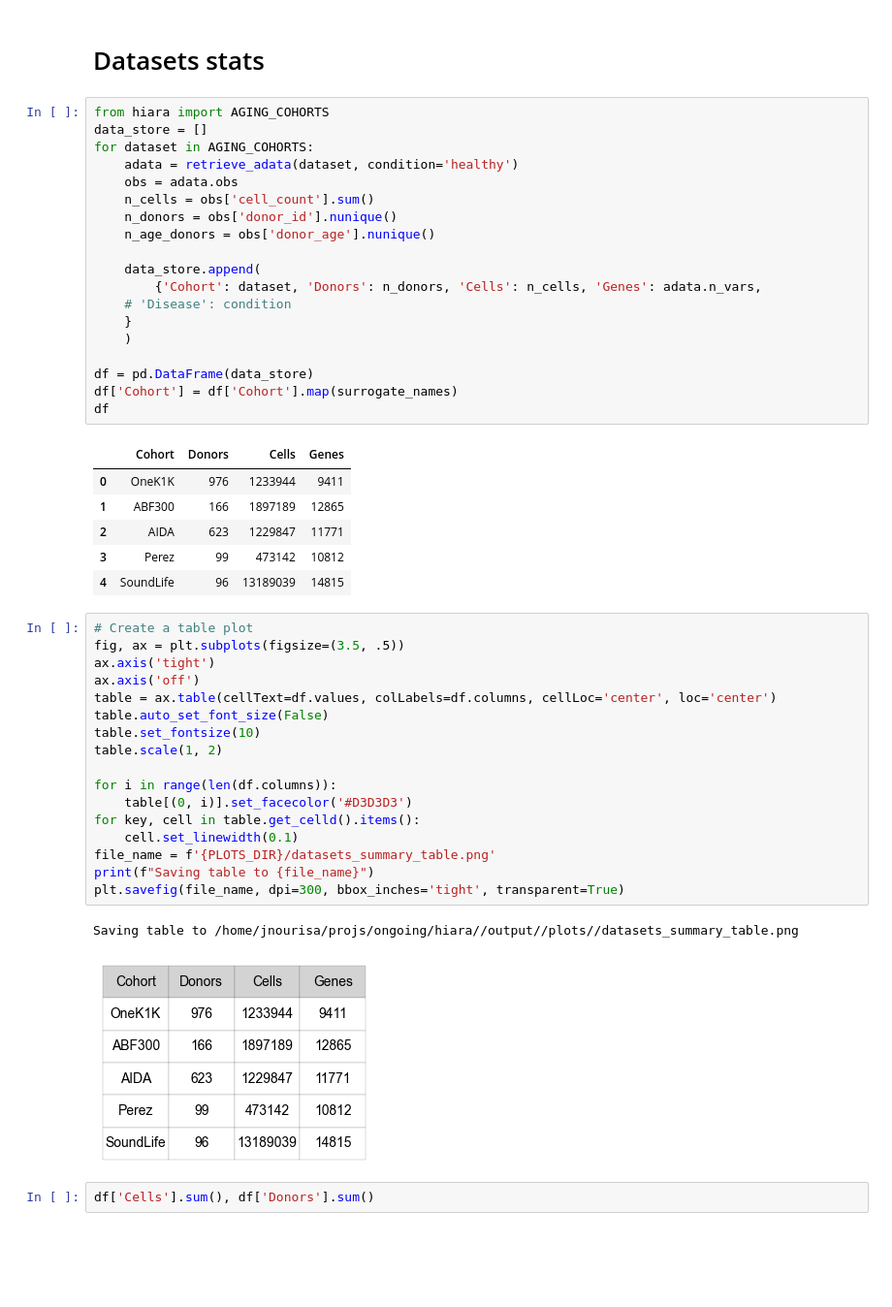
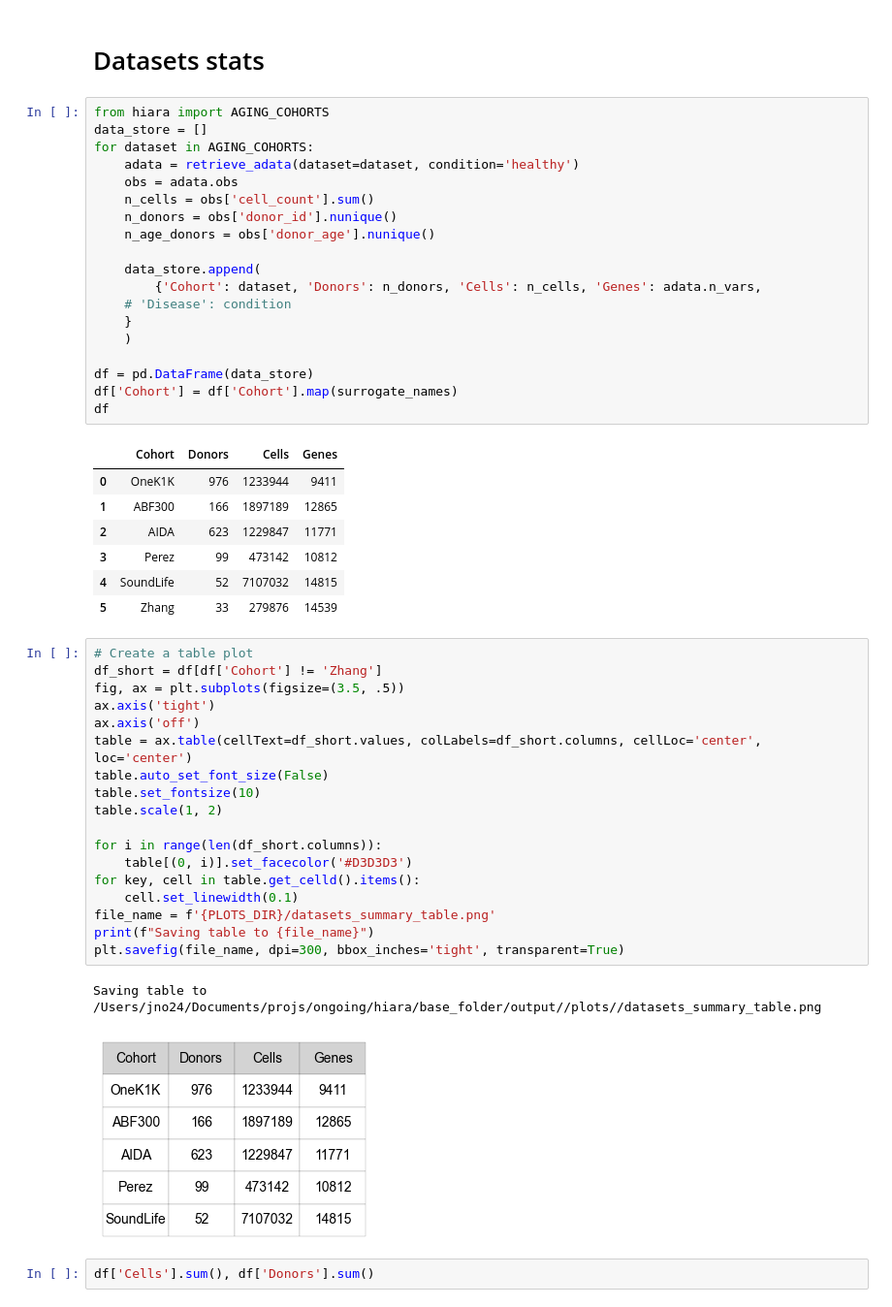
Before and after one commit to janursa/HIRA, a Jupyter notebook: notebooks/supp_results.ipynb, the cells around one changed output. Shown at 97% size. Saved outputs shown, nothing was run; the diff lists cells and outputs as text; blank space fills up the shorter version.

Commit message:
zhang added to exp analysis

```diff
--- a/notebooks/supp_results.ipynb
+++ b/notebooks/supp_results.ipynb
@@ -613,7 +613,7 @@ Top 10 most significant:
 from hiara import AGING_COHORTS
 data_store = []
 for dataset in AGING_COHORTS:
-    adata = retrieve_adata(dataset, condition='healthy')
+    adata = retrieve_adata(dataset=dataset, condition='healthy')
     obs = adata.obs
     n_cells = obs['cell_count'].sum()
     n_donors = obs['donor_id'].nunique()
@@ -634,27 +634,29 @@ df
 | 1 | ABF300 | 166 | 1897189 | 12865 |
 | 2 | AIDA | 623 | 1229847 | 11771 |
 | 3 | Perez | 99 | 473142 | 10812 |
-| 4 | SoundLife | 96 | 13189039 | 14815 |
+| 4 | SoundLife | 52 | 7107032 | 14815 |
+| 5 | Zhang | 33 | 279876 | 14539 |
 # %%
 # Create a table plot
+df_short = df[df['Cohort'] != 'Zhang']
 fig, ax = plt.subplots(figsize=(3.5, .5))
 ax.axis('tight')
 ax.axis('off')
-table = ax.table(cellText=df.values, colLabels=df.columns, cellLoc='center', loc='center')
+table = ax.table(cellText=df_short.values, colLabels=df_short.columns, cellLoc='center', loc='center')
 table.auto_set_font_size(False)
 table.set_fontsize(10)
 table.scale(1, 2)
 
-for i in range(len(df.columns)):
+for i in range(len(df_short.columns)):
     table[(0, i)].set_facecolor('#D3D3D3')
 for key, cell in table.get_celld().items():
     cell.set_linewidth(0.1)
 file_name = f'{PLOTS_DIR}/datasets_summary_table.png'
 print(f"Saving table to {file_name}")
 plt.savefig(file_name, dpi=300, bbox_inches='tight', transparent=True)
 # %% [output]
-Saving table to /home/jnourisa/projs/ongoing/hiara//output//plots//datasets_summary_table.png
+Saving table to /Users/jno24/Documents/projs/ongoing/hiara/base_folder/output//plots//datasets_summary_table.png
-[figure, old version]
+[figure, new version]
 # %%
 df['Cells'].sum(), df['Donors'].sum()
 # %% [output]
```
Also changed, not shown: parts of 3 cells of this notebook, 7 other files.
